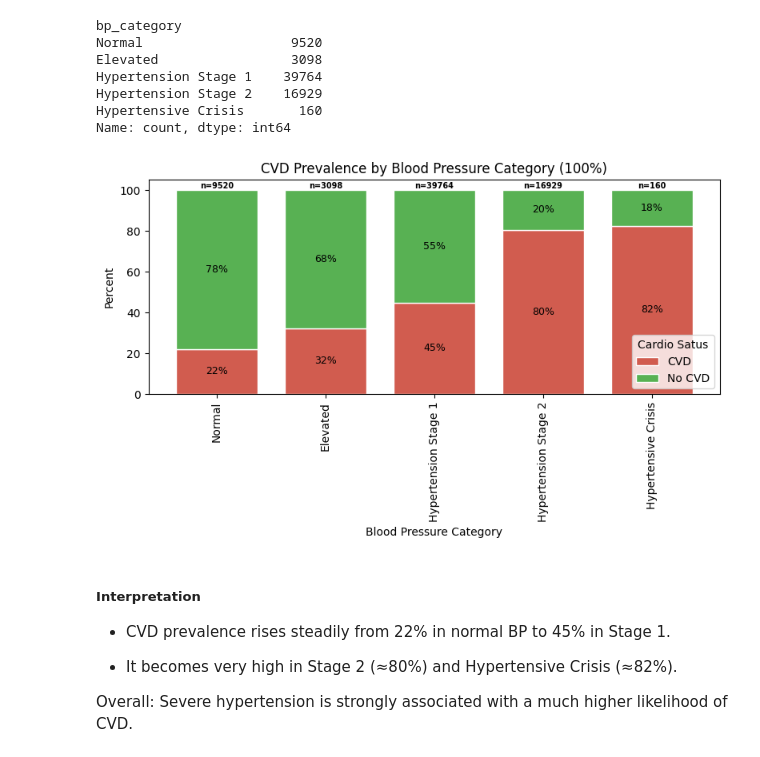
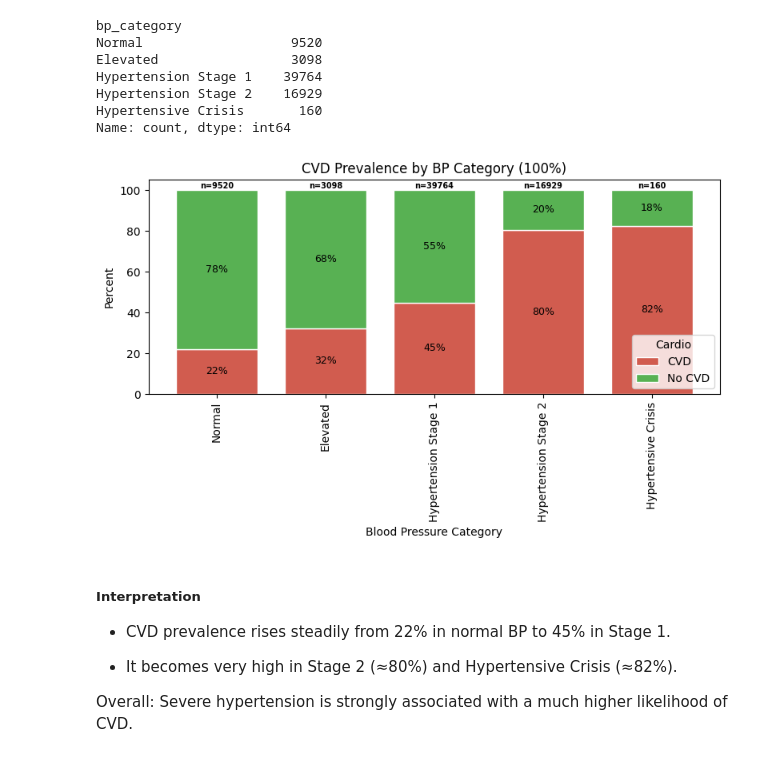
Before and after one commit to lizabguercho/DI_Final_Project_CVD, a Jupyter notebook: Final_project.ipynb, the cells around one changed output. Drawn from its saved outputs; the diff is of its cells as text; code cells hidden in the pictures.

```diff
--- a/Final_project.ipynb
+++ b/Final_project.ipynb
@@ -613,31 +613,10 @@ Hypertension Stage 1    39764
 Hypertension Stage 2    16929
 Hypertensive Crisis       160
 Name: count, dtype: int64
-# %%
-# Crosstab (CVD prevalence by blood pressure category)
-ct = pd.crosstab(df_clean["bp_category"],
-                 df_clean["cardio_label"],
-                 normalize="index") * 100
-
-
-ax = ct.plot(kind="bar", stacked=True, figsize=(8,5),
-             color=["#D15C4F","#58B153"], edgecolor="white", width=0.75,)
-
-for container in ax.containers:
-    ax.bar_label(container, fmt="%.0f%%", label_type="center", fontsize=9, color="black")
-
-totals1 = df_clean["bp_category"].value_counts().sort_index()
-
-for i, total in enumerate(totals1):
-    ax.text(i, 100,
-            f"n={total}",
-            ha="center", va="bottom", fontsize=7, fontweight="bold")
-
-plt.title("CVD Prevalence by Blood Pressure Category (100%)")
-plt.ylabel("Percent"); plt.xlabel("Blood Pressure Category")
-plt.legend(title="Cardio Satus"); plt.tight_layout(); plt.show()
-# %% [output]
-[figure, removed]
+# %%
+plot_cvd_stacked_bar(df_clean,"bp_category",title="CVD Prevalence by BP Category (100%)",xlabel="Blood Pressure Category")
+# %% [output]
+[figure, added]
 # %% [markdown]
 ##### Interpretation
 
```
Also changed, not shown: parts of 42 cells of this notebook, 3 other files.
